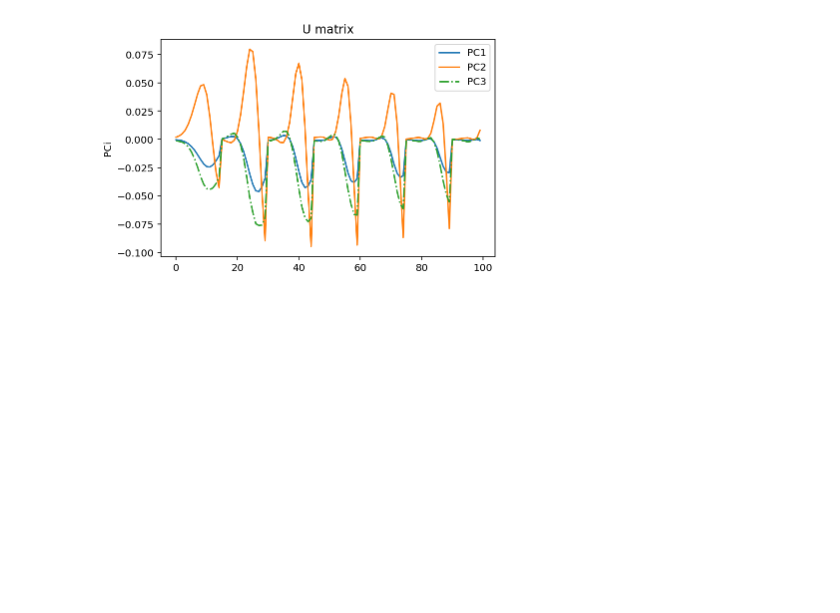
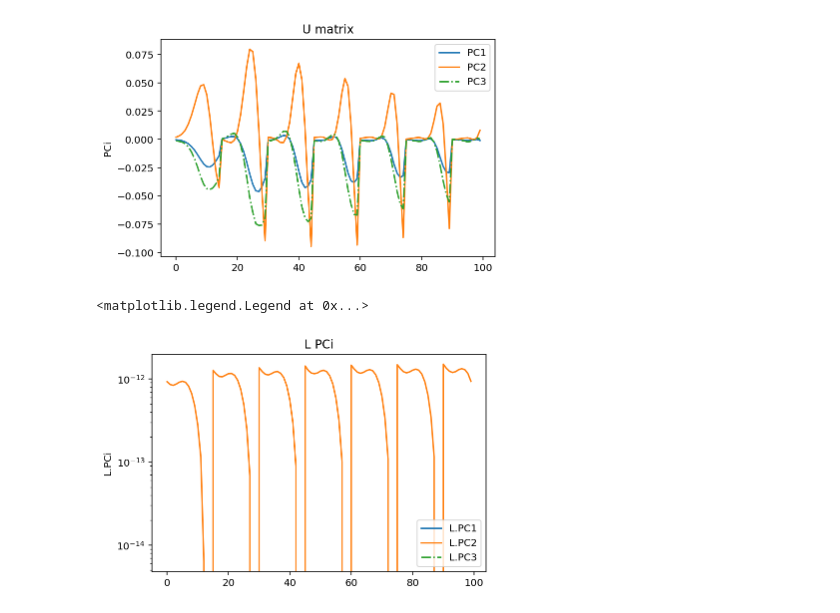
Before and after one commit to CosmoLike/LSSTxSO, a Jupyter notebook: baryonPC_HH_check.ipynb, the cells around one changed output. Cells and saved outputs as stored; diff of their text form; code cells hidden in the pictures; blank space fills up the shorter version.

```diff
--- a/baryonPC_HH_check.ipynb
+++ b/baryonPC_HH_check.ipynb
@@ -240,3 +244,22 @@ plt.legend()
 # %% [output]
 <matplotlib.legend.Legend at 0x...>
 [figure]
+# %%
+
+# plot L PCs
+
+IDst = 0
+IDcut = 100
+
+plt.plot(np.arange(1518)[IDst:IDcut], np.dot(PCA.L, PCA.U.T[0])[IDst:IDcut], label='L.PC1')
+plt.plot(np.arange(1518)[IDst:IDcut], np.dot(PCA.L, PCA.U.T[1])[IDst:IDcut], label='L.PC2')
+plt.plot(np.arange(1518)[IDst:IDcut], np.dot(PCA.L, PCA.U.T[2])[IDst:IDcut], label='L.PC3',ls='-.')
+
+plt.ylabel('L.PCi')
+plt.title('L PCi')
+plt.yscale('log')
+
+plt.legend()
+# %% [output]
+<matplotlib.legend.Legend at 0x...>
+[figure, added]
```
Also changed, not shown: parts of 3 cells of this notebook.
